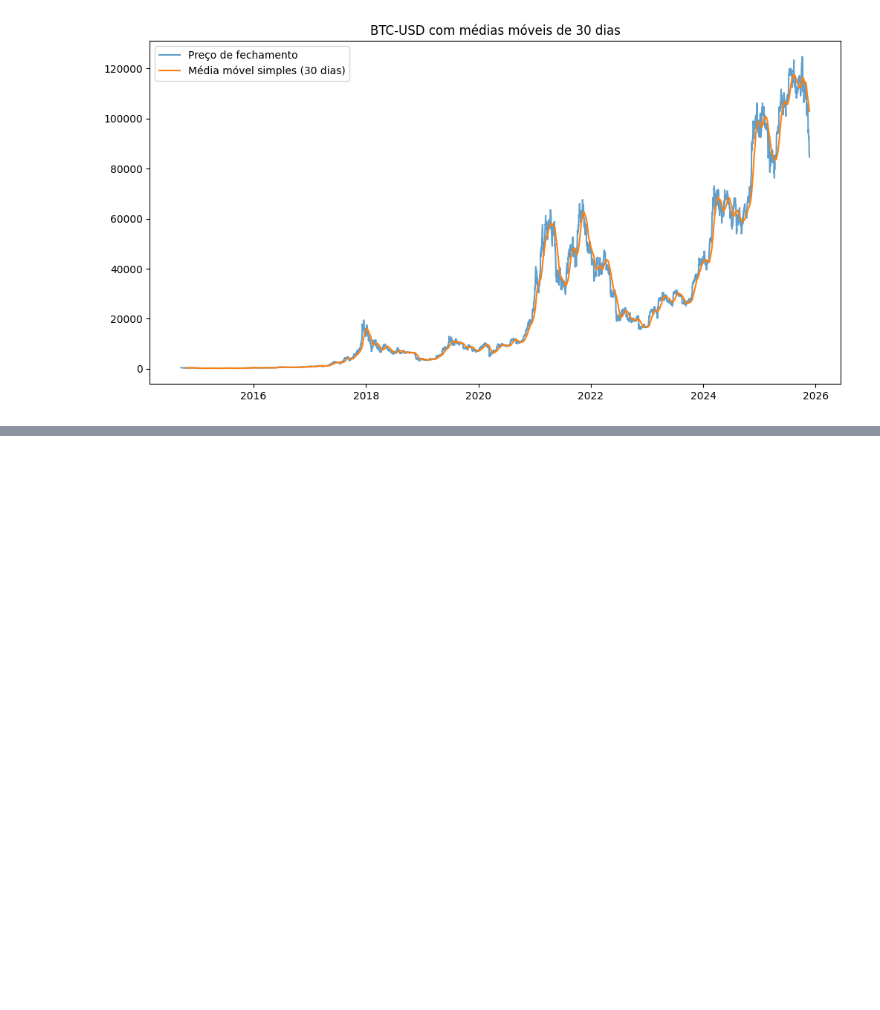
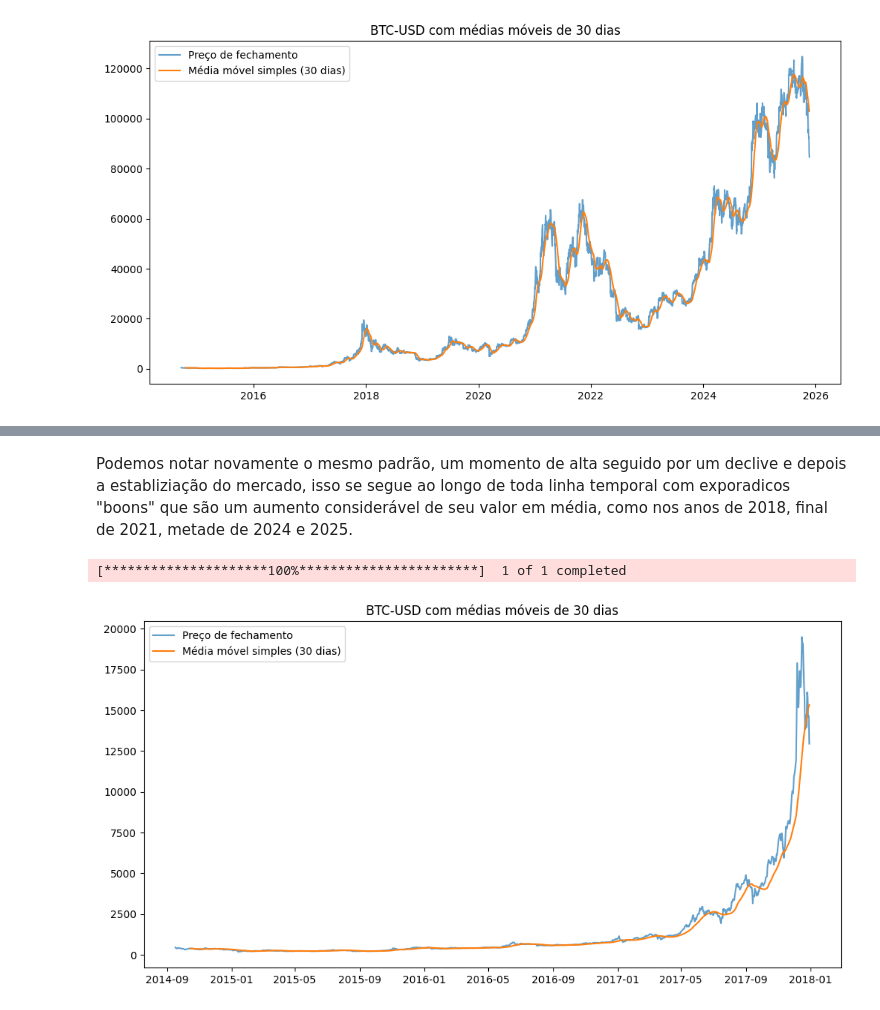
Before and after one commit to Kaue2/Bitcoin-analise-temporal, a Jupyter notebook: notebooks/Analise_serie_temporal.ipynb, the cells around one changed output, grey strips where cells are left out. Drawn from its saved outputs; the diff is of its cells as text; code cells hidden in the pictures; blank space fills up the shorter version.

```diff
--- a/notebooks/Analise_serie_temporal.ipynb
+++ b/notebooks/Analise_serie_temporal.ipynb
@@ -27,0 +69,17 @@ plt.show()
+# %% [markdown]
+Podemos notar novamente o mesmo padrão, um momento de alta seguido por um declive e depois a establiziação do mercado, isso se segue ao longo de toda linha temporal com exporadicos "boons" que são um aumento considerável de seu valor em média, como nos anos de 2018, final de 2021, metade de 2024 e 2025.
+# %%
+btc = yf.download("BTC-USD", start="2014-01-1", end="2017-12-31")
+btc['media'] = btc['Close'].rolling(window=30).mean()
+
+plt.figure(figsize=(12, 6))
+plt.plot(btc['Close'], label='Preço de fechamento', alpha=0.7)
+plt.plot(btc['media'],
+         label='Média móvel simples (30 dias)',
+         linestyle='solid')
+plt.legend()
+plt.title('BTC-USD com médias móveis de 30 dias')
+plt.show()
+# %% [output]
+[*********************100%***********************]  1 of 1 completed
+[figure, added]
```
Also changed, not shown: parts of 6 cells of this notebook, 1 other file.
